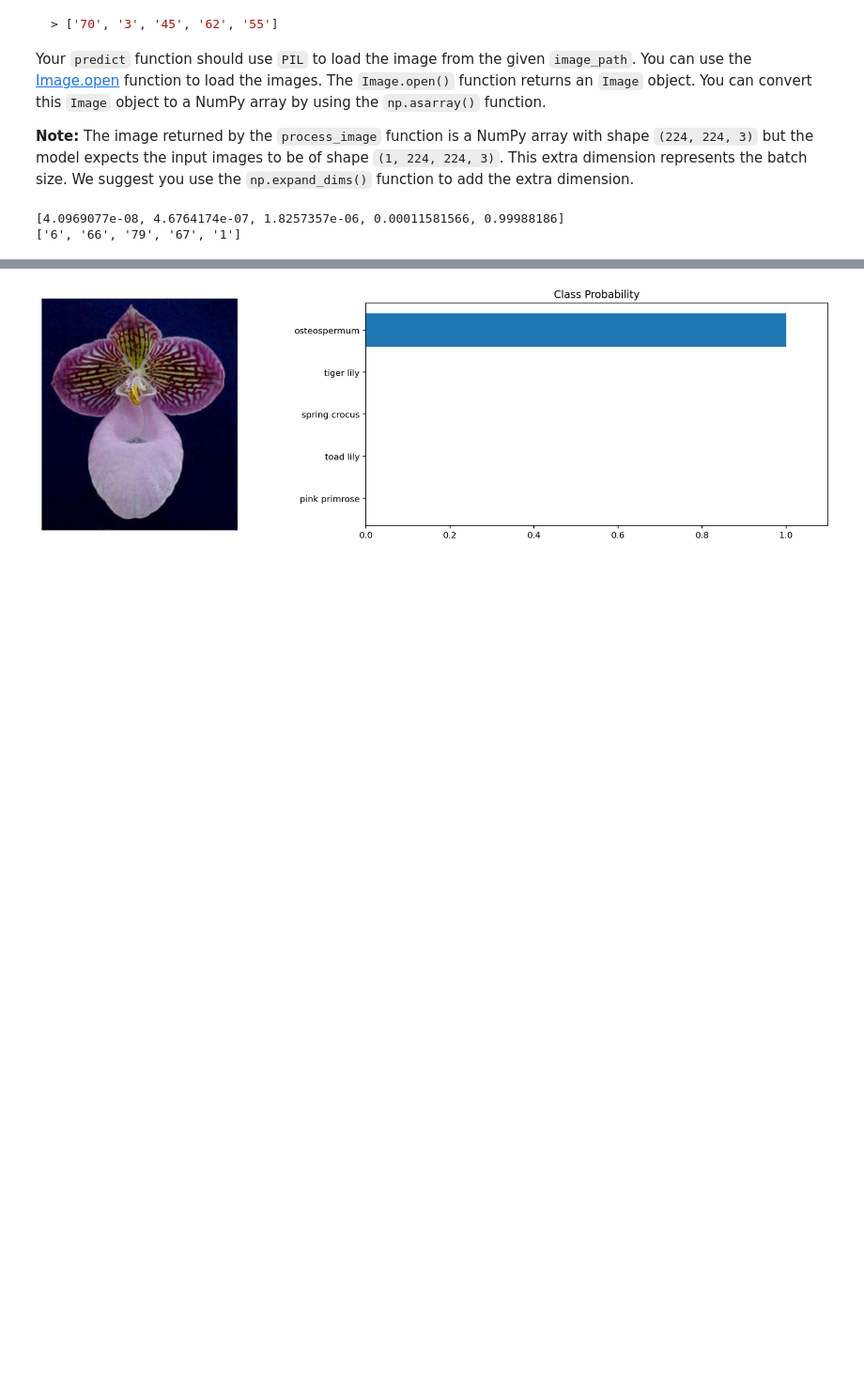
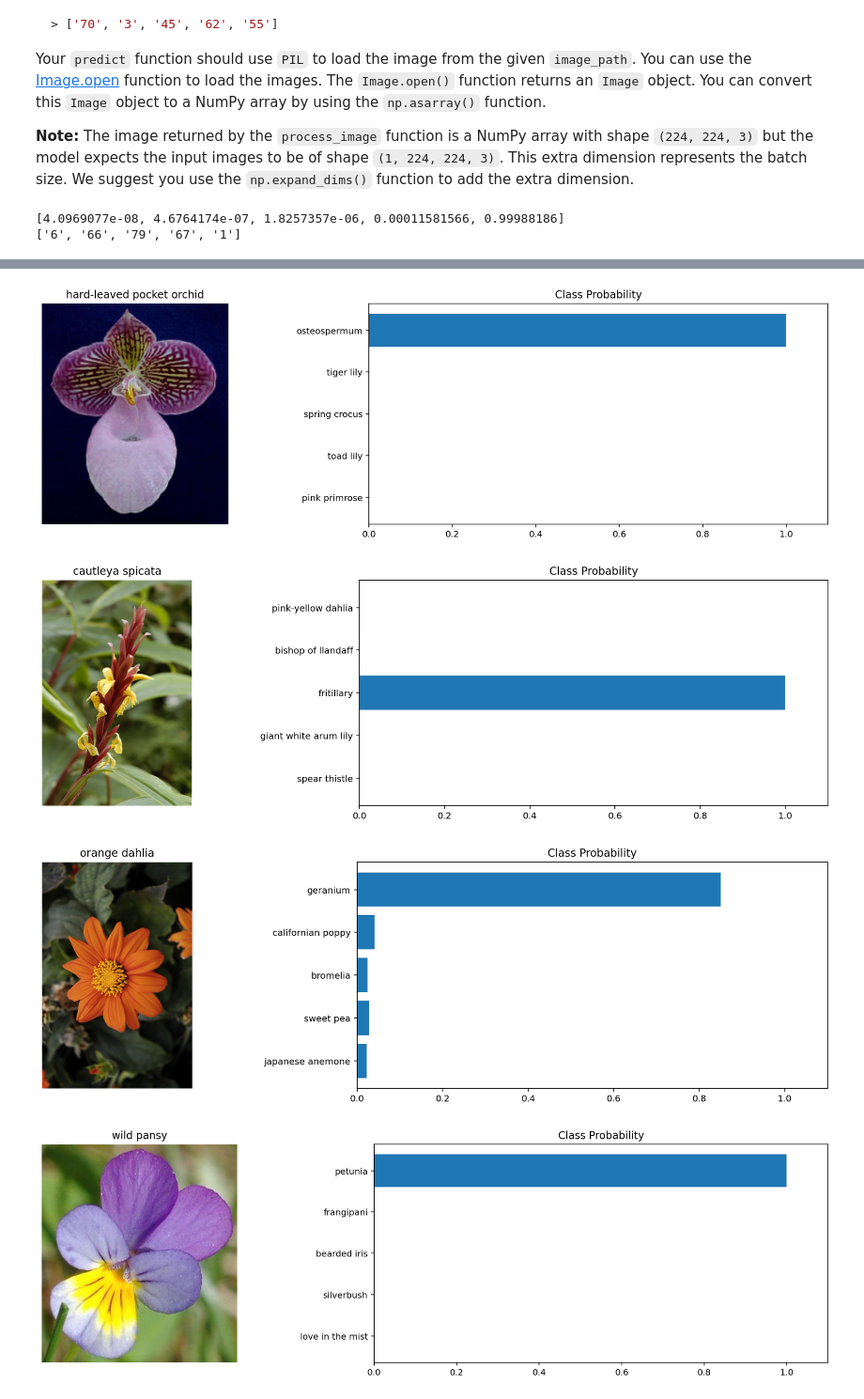
Before and after one commit to davidjentjens/flower_classifier, a Jupyter notebook: Project_Image_Classifier_Project.ipynb, the cells around one changed output, grey strips where cells are left out. Shown at 94% size. Saved outputs shown, nothing was run; the diff lists cells and outputs as text; code cells hidden in the pictures; blank space fills up the shorter version.

```diff
--- a/Project_Image_Classifier_Project.ipynb
+++ b/Project_Image_Classifier_Project.ipynb
@@ -477,7 +477,6 @@ In the cell below use `matplotlib` to plot the input image alongside the probabi
 You can convert from the class integer labels to actual flower names using `class_names`.
 # %%
 # TODO: Plot the input image along with the top 5 classes
-image_path = './test_images/hard-leaved_pocket_orchid.jpg'
 test_images = [
     {'path': './test_images/hard-leaved_pocket_orchid.jpg',
      'name': 'hard-leaved pocket orchid'},
@@ -488,32 +487,36 @@ test_images = [
     {'path': './test_images/wild_pansy.jpg',
      'name': 'wild pansy'}
 ]
 
 
 for test_image in test_images:
     image_raw = Image.open(test_image['path'])
     image = np.asarray(image_raw)
 
-    probs, classes = predict(image_path, model, 5)
+    probs, classes = predict(test_image['path'], model, 5)
 
     reduced_class_names = {}
 
     for key_label, value_label in class_names.items():
         if key_label in classes:
             reduced_class_names[key_label] = class_names[key_label]
 
     fig, (ax1, ax2) = plt.subplots(figsize=(15,4), ncols=2)
 
     ax1.imshow(image.squeeze(), cmap = plt.cm.binary)
+    ax1.set_title(test_image['name'])
     ax1.axis('off')
 
     ax2.barh(np.arange(len(reduced_class_names)), probs)
     ax2.set_aspect(0.1)
     ax2.set_yticks(np.arange(len(reduced_class_names)))
     ax2.set_yticklabels(reduced_class_names.values(), size='medium');
     ax2.set_title('Class Probability')
     ax2.set_xlim(0, 1.1)
 
     plt.tight_layout()
 # %% [output]
-[figure, old version]
+[figure, new version]
+[figure, added]
+[figure, added]
+[figure, added]
```
